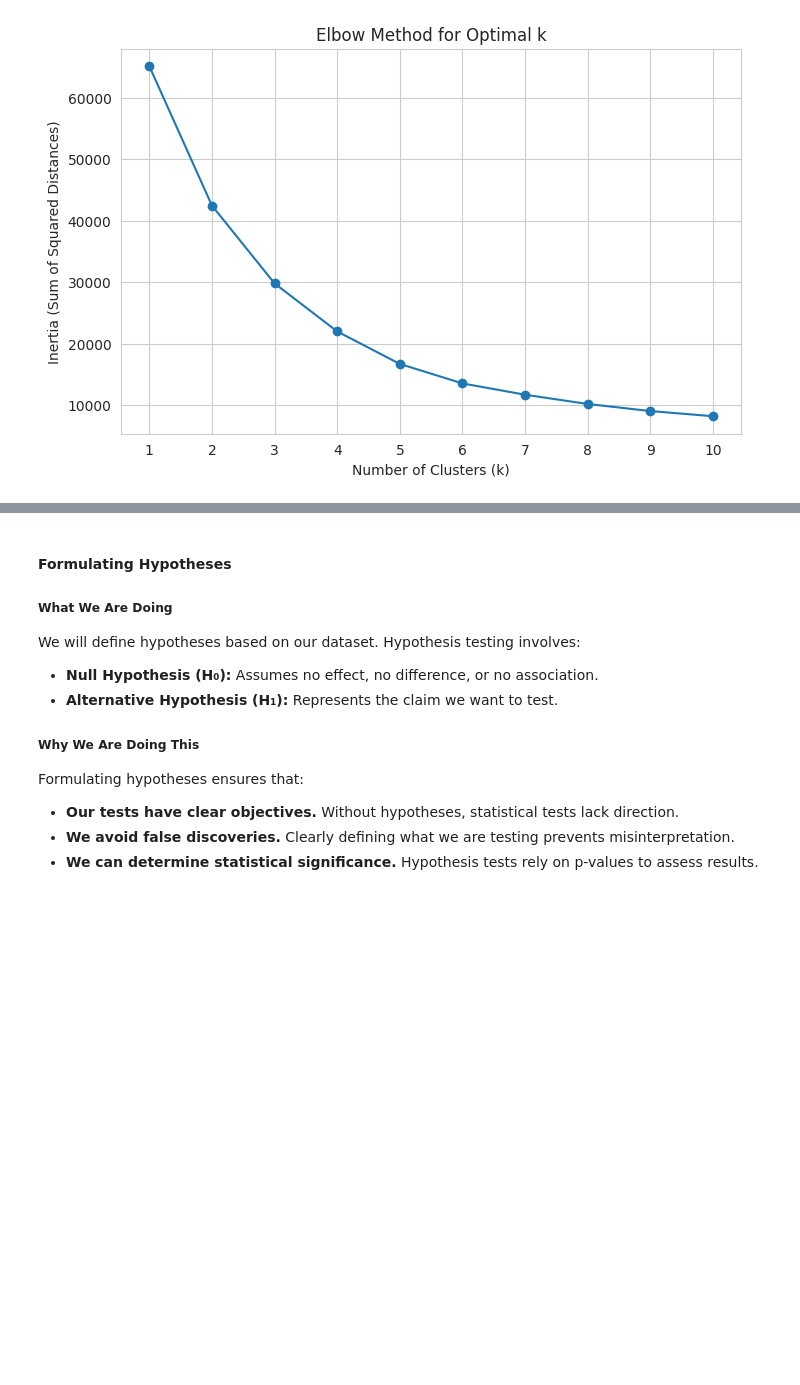
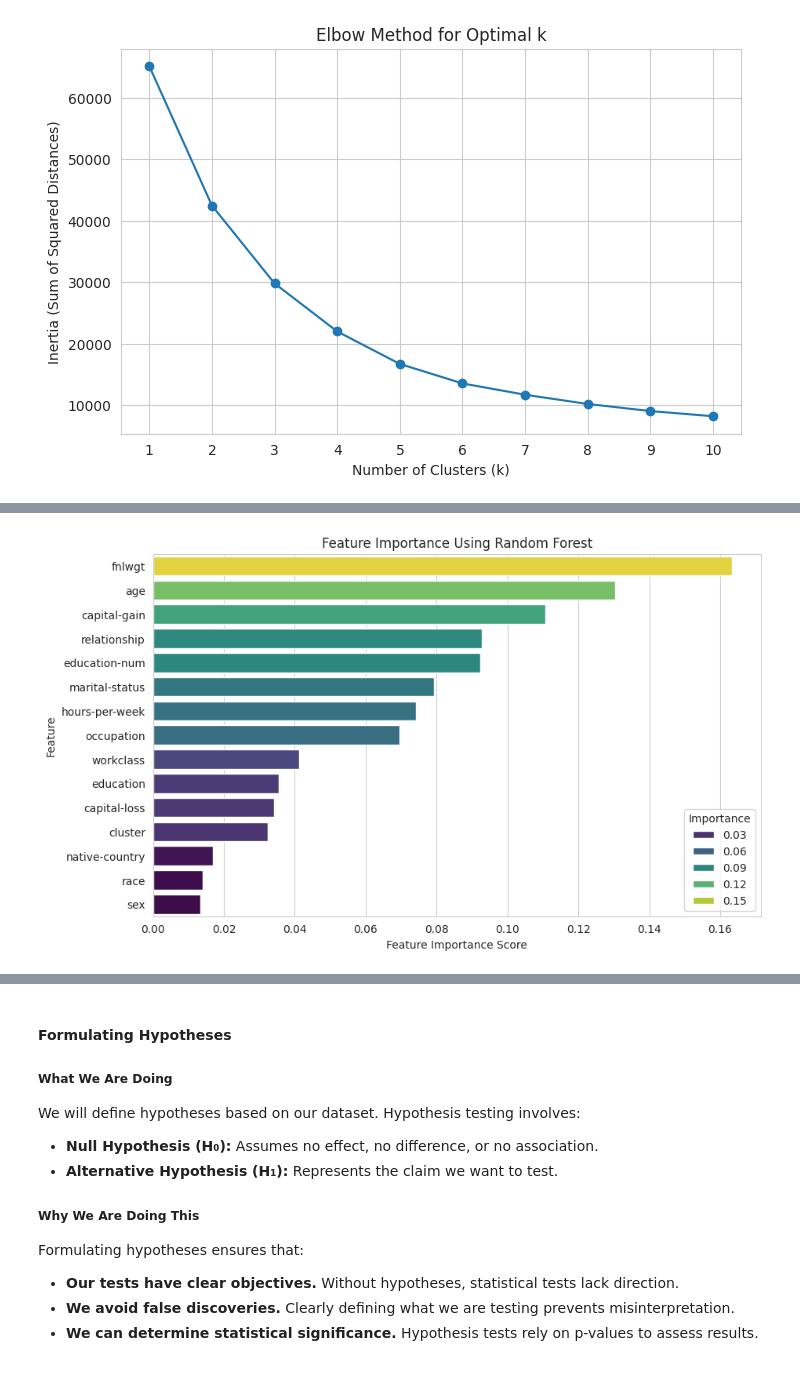
Before and after one commit to stephenjera/coding-tutorials, a Jupyter notebook: python-tutorials/Machine_Learning/T01_Exploratory_Data_Analysis/eda2.ipynb, the cells around one changed output, grey strips where cells are left out. Drawn from its saved outputs; the diff is of its cells as text; code cells hidden in the pictures; blank space fills up the shorter version.

Commit message:
Added rf feature importance and PCA

```diff
--- a/python-tutorials/Machine_Learning/T01_Exploratory_Data_Analysis/eda2.ipynb
+++ b/python-tutorials/Machine_Learning/T01_Exploratory_Data_Analysis/eda2.ipynb
@@ -560,0 +647,40 @@ plt.show()
+# %%
+# Encode categorical variables
+df_encoded = df.apply(
+    lambda x: LabelEncoder().fit_transform(x) if x.dtype == "object" else x
+)
+
+# Define features and target
+X = df_encoded.drop(columns=["income"])  # Features
+y = df_encoded["income"]  # Target
+
+# Split dataset
+X_train, X_test, y_train, y_test = train_test_split(
+    X, y, test_size=0.2, random_state=42
+)
+
+# Train Random Forest model
+rf = RandomForestClassifier(n_estimators=100, random_state=42)
+rf.fit(X_train, y_train)
+
+# Get feature importance
+importances = rf.feature_importances_
+feature_names = X.columns
+
+# Create a DataFrame for visualization
+feature_importance_df = pd.DataFrame(
+    {"Feature": feature_names, "Importance": importances}
+)
+feature_importance_df = feature_importance_df.sort_values(
+    by="Importance", ascending=False
+)
+# %%
+# Plot feature importance
+plt.figure(figsize=(10, 6))
+sns.barplot(x=feature_importance_df["Importance"], y=feature_importance_df["Feature"], hue=feature_importance_df["Importance"], palette="viridis")
+plt.xlabel("Feature Importance Score")
+plt.ylabel("Feature")
+plt.title("Feature Importance Using Random Forest")
+plt.show()
+# %% [output]
+[figure, added]
```
Also changed, not shown: parts of 11 cells of this notebook.
